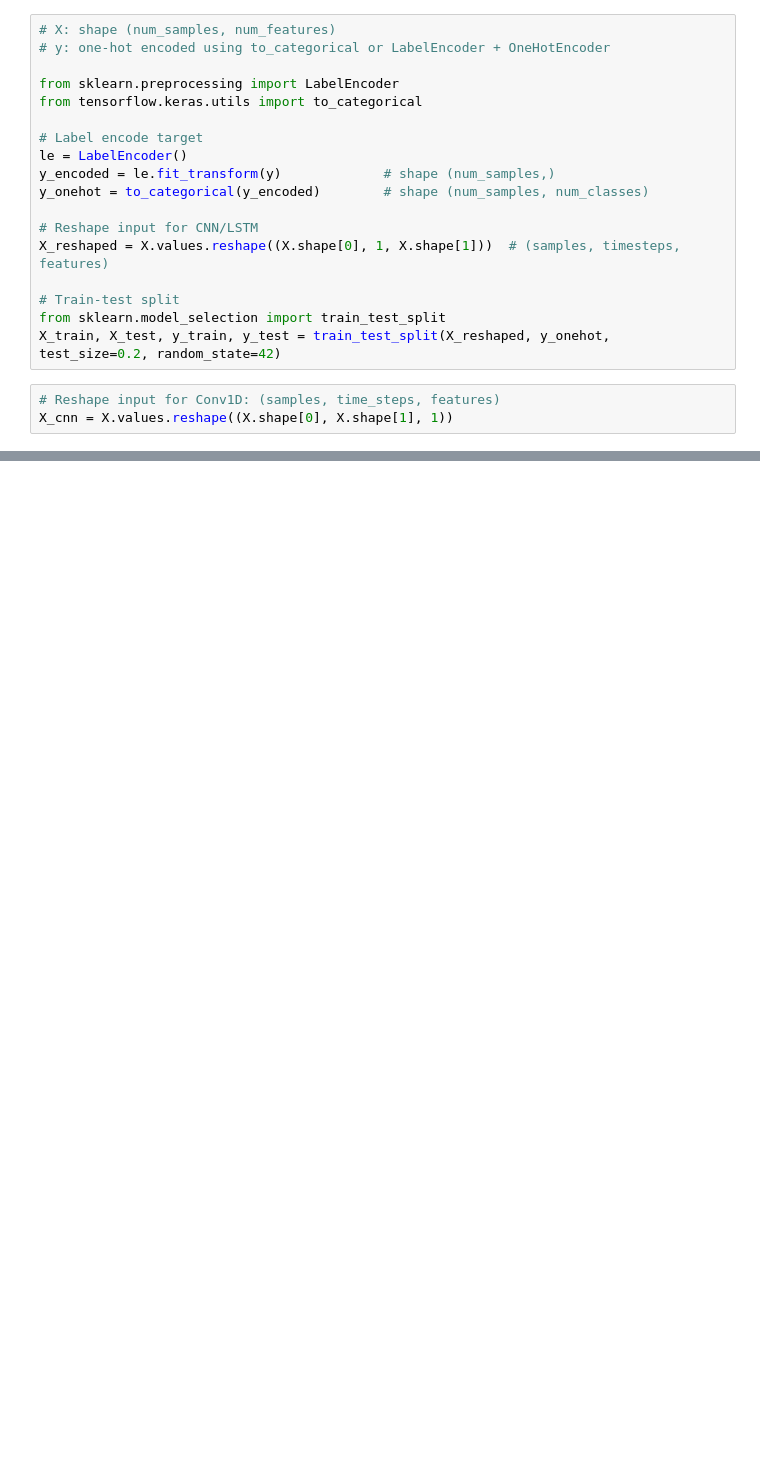
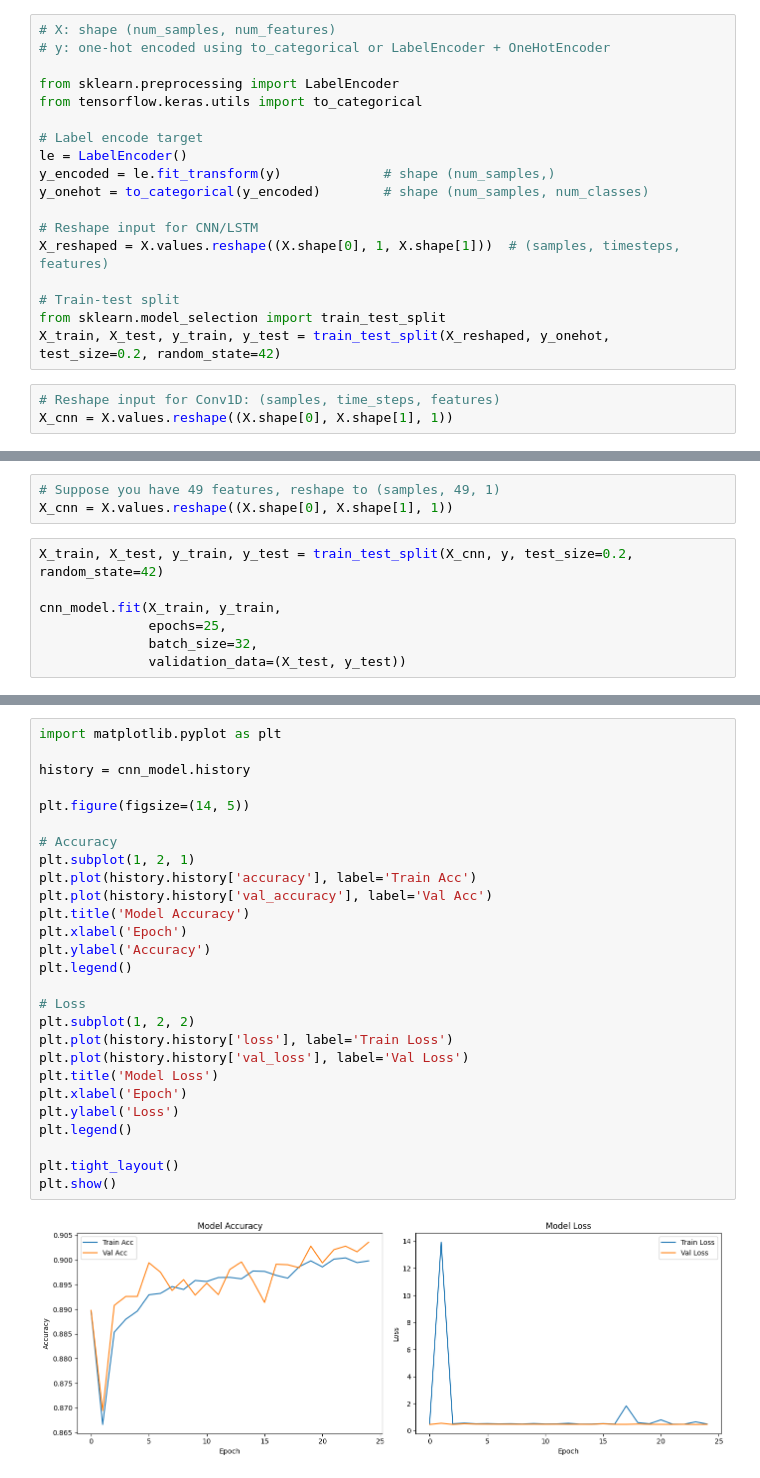
Before and after one commit to Hacxmr/Cyber_Threat_Detection, a Jupyter notebook: Avishkar.ipynb, the cells around one changed output, grey strips where cells are left out. Cells and saved outputs as stored; diff of their text form; blank space fills up the shorter version.

```diff
--- a/Avishkar.ipynb
+++ b/Avishkar.ipynb
@@ -1120,0 +1205,10 @@ IndexError: tuple index out of range
+# %%
+# Suppose you have 49 features, reshape to (samples, 49, 1)
+X_cnn = X.values.reshape((X.shape[0], X.shape[1], 1))
+# %%
+X_train, X_test, y_train, y_test = train_test_split(X_cnn, y, test_size=0.2, random_state=42)
+
+cnn_model.fit(X_train, y_train,
+              epochs=25,
+              batch_size=32,
+              validation_data=(X_test, y_test))
@@ -1120,0 +1234,29 @@ IndexError: tuple index out of range
+# %%
+import matplotlib.pyplot as plt
+
+history = cnn_model.history
+
+plt.figure(figsize=(14, 5))
+
+# Accuracy
+plt.subplot(1, 2, 1)
+plt.plot(history.history['accuracy'], label='Train Acc')
+plt.plot(history.history['val_accuracy'], label='Val Acc')
+plt.title('Model Accuracy')
+plt.xlabel('Epoch')
+plt.ylabel('Accuracy')
+plt.legend()
+
+# Loss
+plt.subplot(1, 2, 2)
+plt.plot(history.history['loss'], label='Train Loss')
+plt.plot(history.history['val_loss'], label='Val Loss')
+plt.title('Model Loss')
+plt.xlabel('Epoch')
+plt.ylabel('Loss')
+plt.legend()
+
+plt.tight_layout()
+plt.show()
+# %% [output]
+[figure, added]
```
Also changed, not shown: parts of 10 cells of this notebook.
